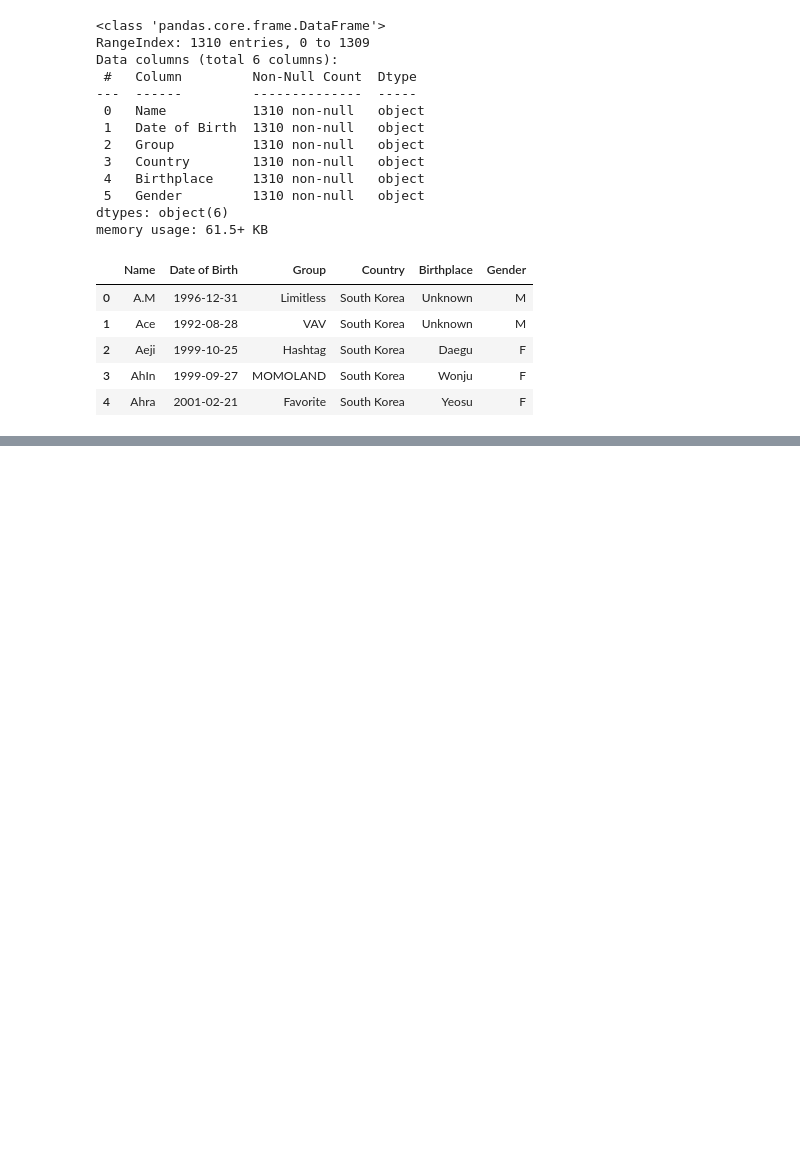
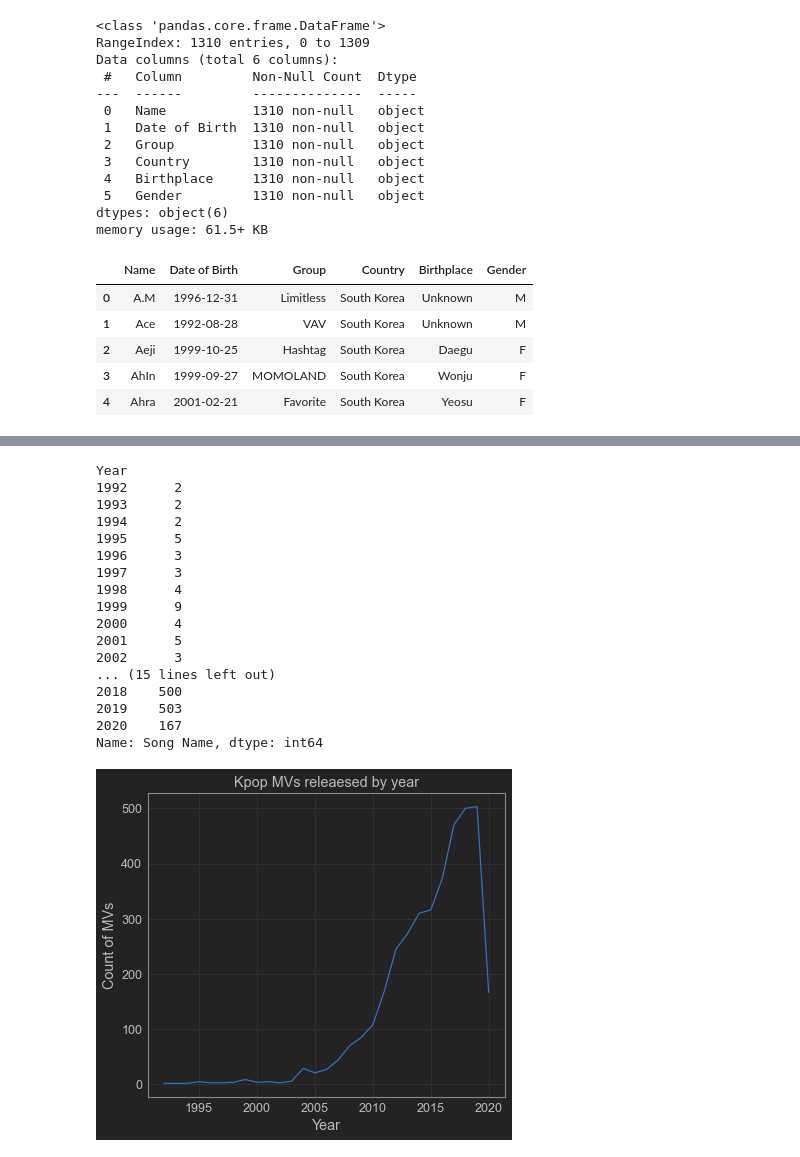
Before and after one commit to ssim3/Kpop_EDA, a Jupyter notebook: kpop_eda.ipynb, the cells around one changed output, grey strips where cells are left out. Cells and saved outputs as stored; diff of their text form; code cells hidden in the pictures; blank space fills up the shorter version.

Commit message:
Merged DataFrames & Created Vis
Merged together DataFrames using Left-Joins and Created Visualizations for the MV DataFrame

```diff
--- a/kpop_eda.ipynb
+++ b/kpop_eda.ipynb
@@ -373,0 +473,29 @@ idols.head() # All cleaned up
+# %%
+mv["Year"] = mv["Date"].dt.year # Creating new year column
+mv_by_year = mv.groupby("Year")["Song Name"].count() # Grouping MVs by year, then getting the total count
+
+plt.title("Kpop MVs releaesed by year")
+plt.xlabel("Year")
+plt.ylabel("Count of MVs")
+mv_by_year.plot.line()
+
+mv_by_year
+# %% [output]
+Year
+1992      2
+1993      2
+1994      2
+1995      5
+1996      3
+1997      3
+1998      4
+1999      9
+2000      4
+2001      5
+2002      3
+... (15 lines left out)
+2018    500
+2019    503
+2020    167
+Name: Song Name, dtype: int64
+[figure, added]
```
Also changed, not shown: parts of 18 cells of this notebook.
